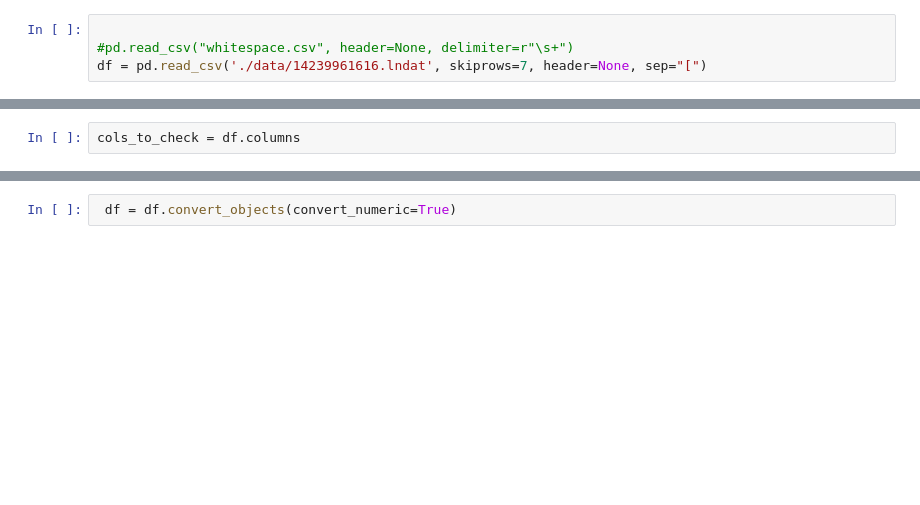
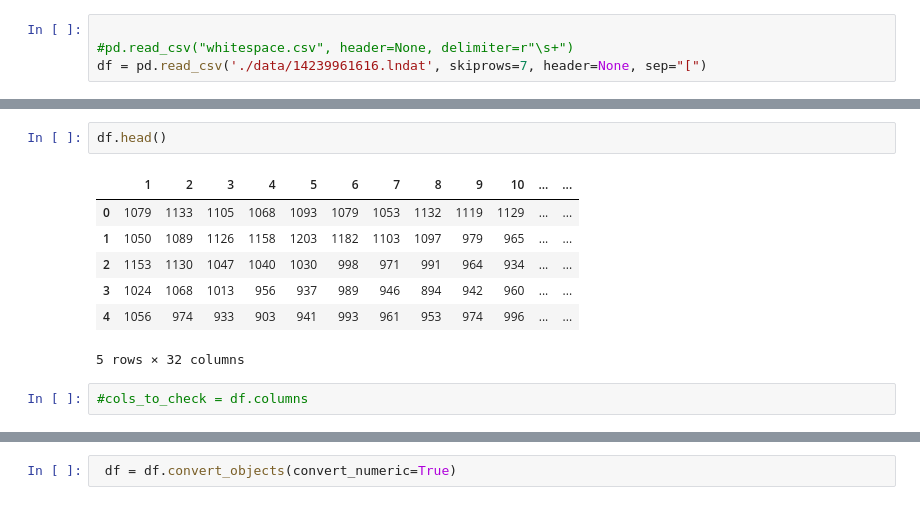
Before and after one commit to akashatnitr/Triradiate, a Jupyter notebook: naveen.ipynb, the cells around one changed output, grey strips where cells are left out. Cells and saved outputs as stored; diff of their text form; blank space fills up the shorter version.

```diff
--- a/naveen.ipynb
+++ b/naveen.ipynb
@@ -20,3 +33,13 @@ df.drop(1024, inplace=True)
+# %%
+df.head()
+# %% [output]
+|  | 1 | 2 | 3 | 4 | 5 | 6 | 7 | 8 | 9 | 10 | ... | ... |
+| 0 | 1079 | 1133 | 1105 | 1068 | 1093 | 1079 | 1053 | 1132 | 1119 | 1129 | ... | ... |
+| 1 | 1050 | 1089 | 1126 | 1158 | 1203 | 1182 | 1103 | 1097 | 979 | 965 | ... | ... |
+| 2 | 1153 | 1130 | 1047 | 1040 | 1030 | 998 | 971 | 991 | 964 | 934 | ... | ... |
+| 3 | 1024 | 1068 | 1013 | 956 | 937 | 989 | 946 | 894 | 942 | 960 | ... | ... |
+| 4 | 1056 | 974 | 933 | 903 | 941 | 993 | 961 | 953 | 974 | 996 | ... | ... |
+5 rows × 32 columns
 # %%
-cols_to_check = df.columns
+#cols_to_check = df.columns
 # %%
```
Also changed, not shown: parts of 5 cells of this notebook.
